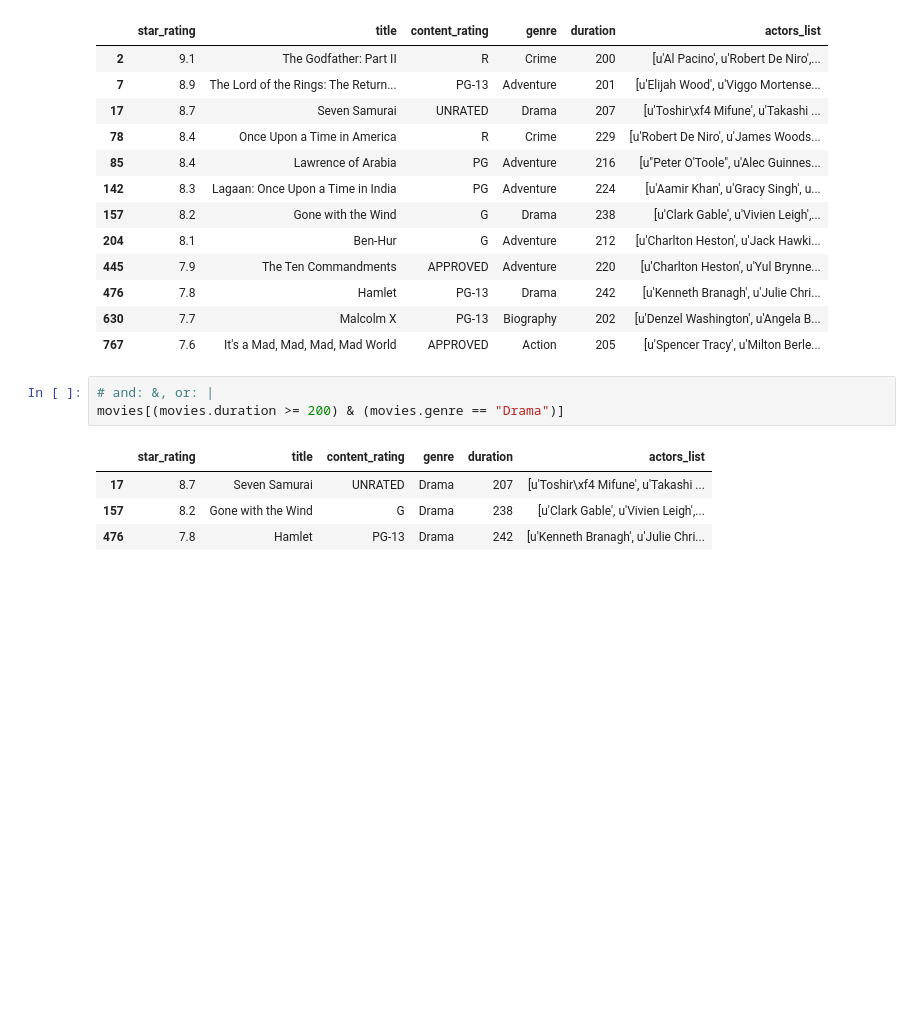
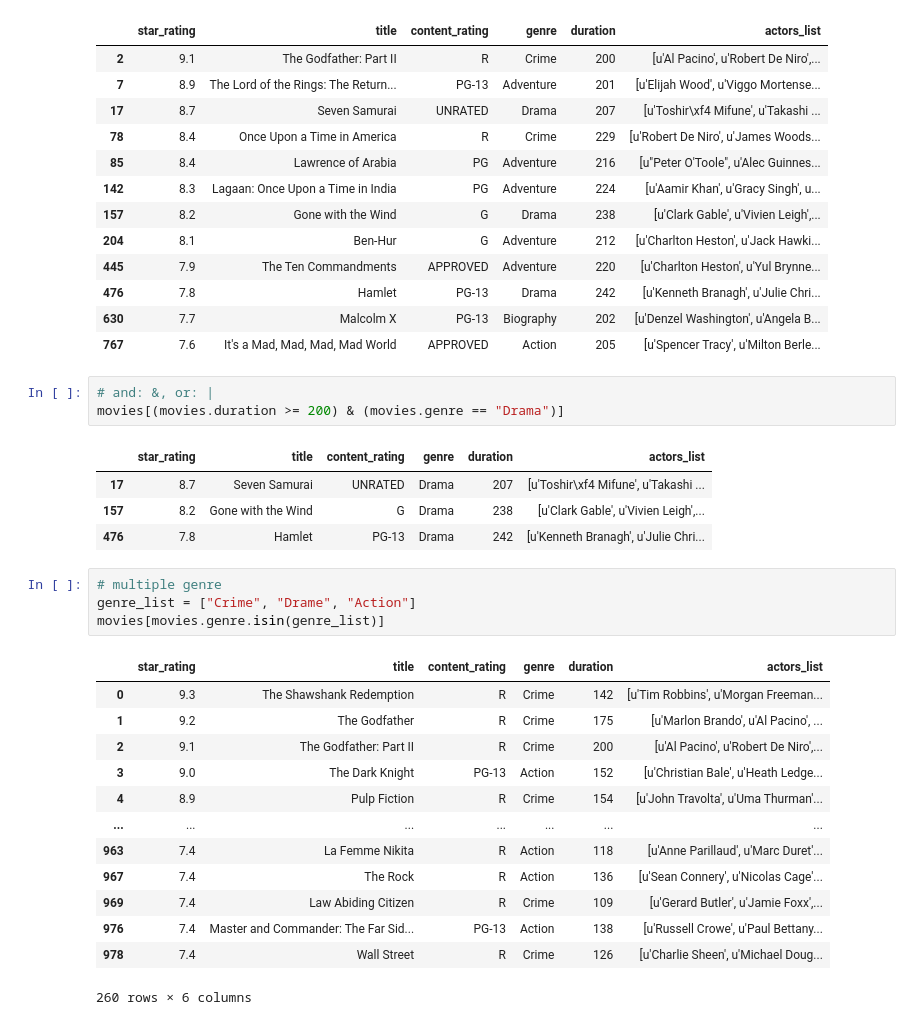
Before and after one commit to faruk3d/Pandas_practice, a Jupyter notebook: pandas.ipynb, the cells around one changed output. Cells and saved outputs as stored; diff of their text form; blank space fills up the shorter version.

Commit message:
filter with "isin"

```diff
--- a/pandas.ipynb
+++ b/pandas.ipynb
@@ -407,3 +407,21 @@ movies[(movies.duration >= 200) & (movies.genre == "Drama")]
 | 17 | 8.7 | Seven Samurai | UNRATED | Drama | 207 | [u'Toshir\xf4 Mifune', u'Takashi ... |
 | 157 | 8.2 | Gone with the Wind | G | Drama | 238 | [u'Clark Gable', u'Vivien Leigh',... |
 | 476 | 7.8 | Hamlet | PG-13 | Drama | 242 | [u'Kenneth Branagh', u'Julie Chri... |
+# %%
+# multiple genre
+genre_list = ["Crime", "Drame", "Action"]
+movies[movies.genre.isin(genre_list)]
+# %% [output]
+|  | star_rating | title | content_rating | genre | duration | actors_list |
+| 0 | 9.3 | The Shawshank Redemption | R | Crime | 142 | [u'Tim Robbins', u'Morgan Freeman... |
+| 1 | 9.2 | The Godfather | R | Crime | 175 | [u'Marlon Brando', u'Al Pacino', ... |
+| 2 | 9.1 | The Godfather: Part II | R | Crime | 200 | [u'Al Pacino', u'Robert De Niro',... |
+| 3 | 9.0 | The Dark Knight | PG-13 | Action | 152 | [u'Christian Bale', u'Heath Ledge... |
+| 4 | 8.9 | Pulp Fiction | R | Crime | 154 | [u'John Travolta', u'Uma Thurman'... |
+| ... | ... | ... | ... | ... | ... | ... |
+| 963 | 7.4 | La Femme Nikita | R | Action | 118 | [u'Anne Parillaud', u'Marc Duret'... |
+| 967 | 7.4 | The Rock | R | Action | 136 | [u'Sean Connery', u'Nicolas Cage'... |
+| 969 | 7.4 | Law Abiding Citizen | R | Crime | 109 | [u'Gerard Butler', u'Jamie Foxx',... |
+| 976 | 7.4 | Master and Commander: The Far Sid... | PG-13 | Action | 138 | [u'Russell Crowe', u'Paul Bettany... |
+| 978 | 7.4 | Wall Street | R | Crime | 126 | [u'Charlie Sheen', u'Michael Doug... |
+260 rows × 6 columns
```
